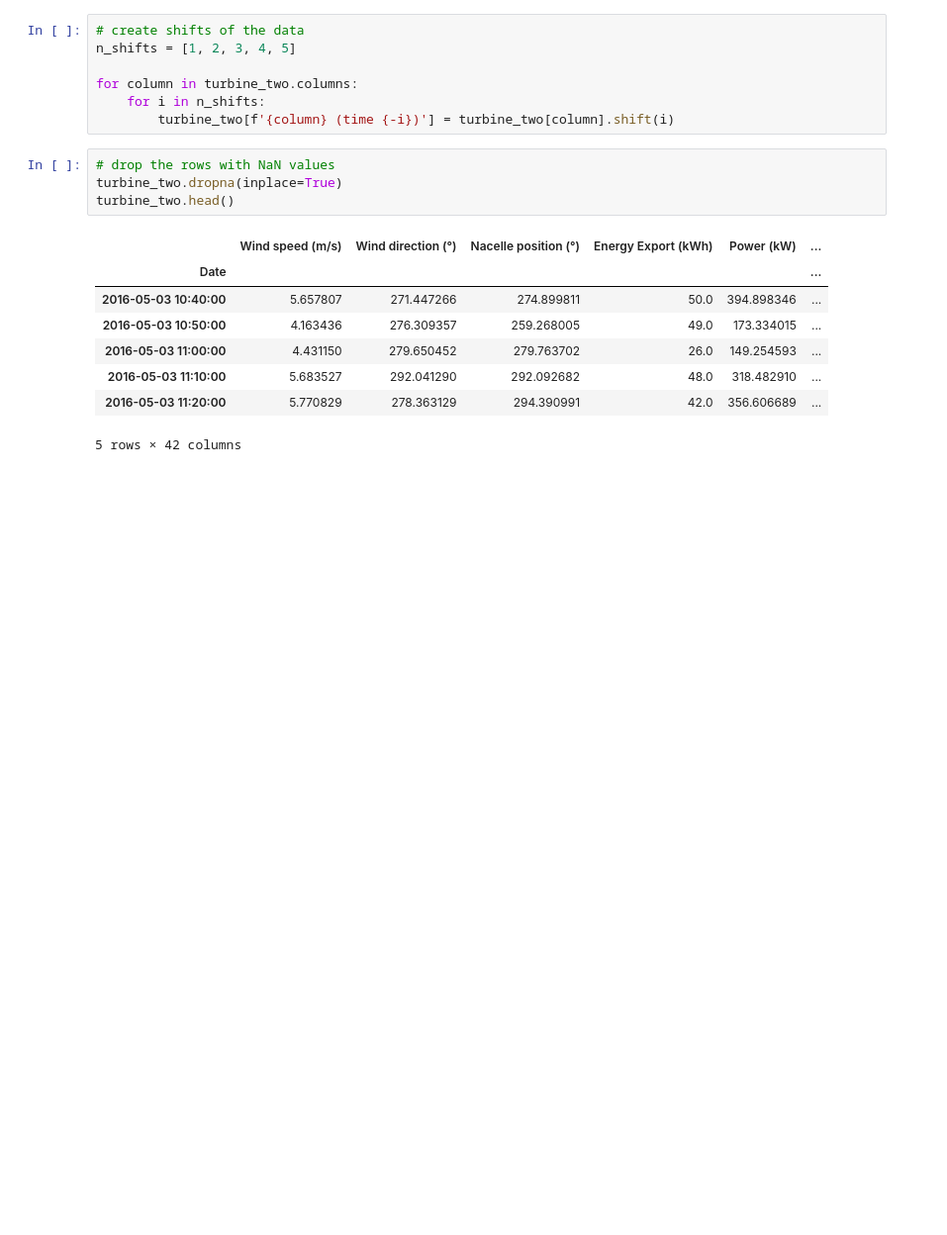
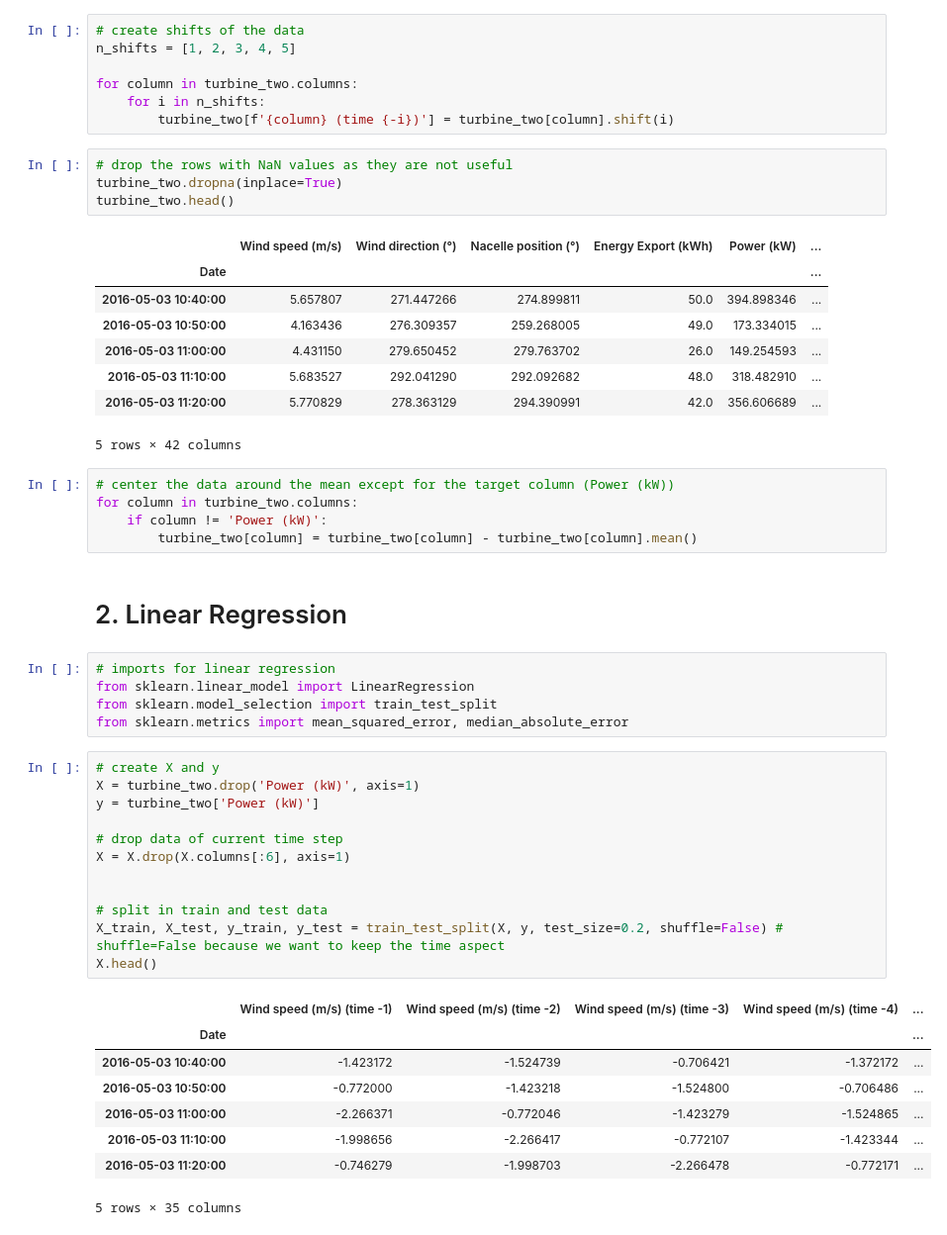
Before and after one commit to H-Kugler/forecasting-wind-power, a Jupyter notebook: notebooks/LR_GP.ipynb, the cells around one changed output. Shown: that part at 99% size. Drawn from its saved outputs; the diff is of its cells as text; blank space fills up the shorter version.

```diff
--- a/notebooks/LR_GP.ipynb
+++ b/notebooks/LR_GP.ipynb
@@ -45,7 +45,7 @@ for column in turbine_two.columns:
     for i in n_shifts:
         turbine_two[f'{column} (time {-i})'] = turbine_two[column].shift(i)
 # %%
-# drop the rows with NaN values
+# drop the rows with NaN values as they are not useful
 turbine_two.dropna(inplace=True)
 turbine_two.head()
 # %% [output]
@@ -57,3 +57,36 @@ turbine_two.head()
 | 2016-05-03 11:10:00 | 5.683527 | 292.041290 | 292.092682 | 48.0 | 318.482910 | ... |
 | 2016-05-03 11:20:00 | 5.770829 | 278.363129 | 294.390991 | 42.0 | 356.606689 | ... |
 5 rows × 42 columns
+# %%
+# center the data around the mean except for the target column (Power (kW))
+for column in turbine_two.columns:
+    if column != 'Power (kW)':
+        turbine_two[column] = turbine_two[column] - turbine_two[column].mean()
+# %% [markdown]
+# 2. Linear Regression
+# %%
+# imports for linear regression
+from sklearn.linear_model import LinearRegression
+from sklearn.model_selection import train_test_split
+from sklearn.metrics import mean_squared_error, median_absolute_error
+# %%
+# create X and y
+X = turbine_two.drop('Power (kW)', axis=1)
+y = turbine_two['Power (kW)']
+
+# drop data of current time step
+X = X.drop(X.columns[:6], axis=1)
+
+
+# split in train and test data
+X_train, X_test, y_train, y_test = train_test_split(X, y, test_size=0.2, shuffle=False) # shuffle=False because we want to keep the time aspect
+X.head()
+# %% [output]
+|  | Wind speed (m/s) (time -1) | Wind speed (m/s) (time -2) | Wind speed (m/s) (time -3) | Wind speed (m/s) (time -4) | ... |
+| Date |  |  |  |  | ... |
+| 2016-05-03 10:40:00 | -1.423172 | -1.524739 | -0.706421 | -1.372172 | ... |
+| 2016-05-03 10:50:00 | -0.772000 | -1.423218 | -1.524800 | -0.706486 | ... |
+| 2016-05-03 11:00:00 | -2.266371 | -0.772046 | -1.423279 | -1.524865 | ... |
+| 2016-05-03 11:10:00 | -1.998656 | -2.266417 | -0.772107 | -1.423344 | ... |
+| 2016-05-03 11:20:00 | -0.746279 | -1.998703 | -2.266478 | -0.772171 | ... |
+5 rows × 35 columns
```
Also changed, not shown: parts of 8 cells of this notebook.
